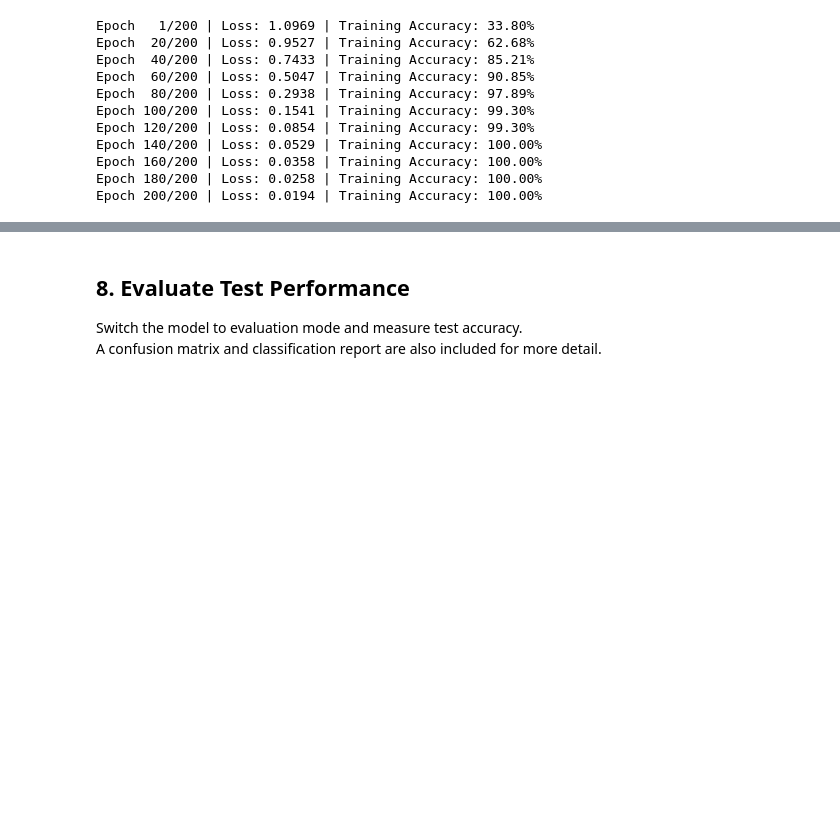
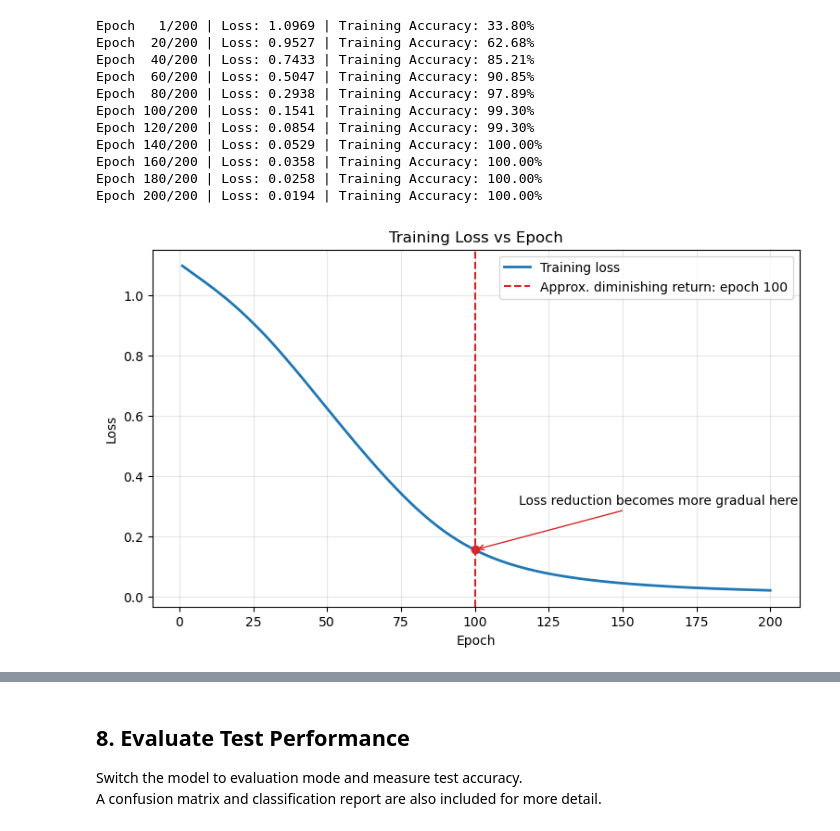
Before and after one commit to fredchan23/5m-data-3.7-neural-network-deep-learning, a Jupyter notebook: assignment.ipynb, the cells around one changed output, grey strips where cells are left out. Drawn from its saved outputs; the diff is of its cells as text; code cells hidden in the pictures; blank space fills up the shorter version.

Commit message:
Update assignment with Training Loss vs Epoch Plot

```diff
--- a/assignment.ipynb
+++ b/assignment.ipynb
@@ -217,3 +217,31 @@ Epoch 140/200 | Loss: 0.0529 | Training Accuracy: 100.00%
 Epoch 160/200 | Loss: 0.0358 | Training Accuracy: 100.00%
 Epoch 180/200 | Loss: 0.0258 | Training Accuracy: 100.00%
 Epoch 200/200 | Loss: 0.0194 | Training Accuracy: 100.00%
+# %%
+import matplotlib.pyplot as plt
+
+# Visualize how the training loss changes across epochs
+elbow_epoch = 100  # approximate point where the curve starts flattening
+
+epoch_axis = range(1, epochs + 1)
+
+plt.figure(figsize=(9, 5))
+plt.plot(epoch_axis, train_losses, color="tab:blue", linewidth=2, label="Training loss")
+plt.axvline(elbow_epoch, color="tab:red", linestyle="--", label=f"Approx. diminishing return: epoch {elbow_epoch}")
+plt.scatter(elbow_epoch, train_losses[elbow_epoch - 1], color="tab:red", zorder=5)
+plt.annotate(
+    "Loss reduction becomes more gradual here",
+    xy=(elbow_epoch, train_losses[elbow_epoch - 1]),
+    xytext=(115, train_losses[elbow_epoch - 1] + 0.15),
+    arrowprops=dict(arrowstyle="->", color="tab:red"),
+    fontsize=10,
+)
+
+plt.title("Training Loss vs Epoch")
+plt.xlabel("Epoch")
+plt.ylabel("Loss")
+plt.grid(alpha=0.3)
+plt.legend()
+plt.show()
+# %% [output]
+[figure, added]
```
Also changed, not shown: parts of 1 cell of this notebook.
